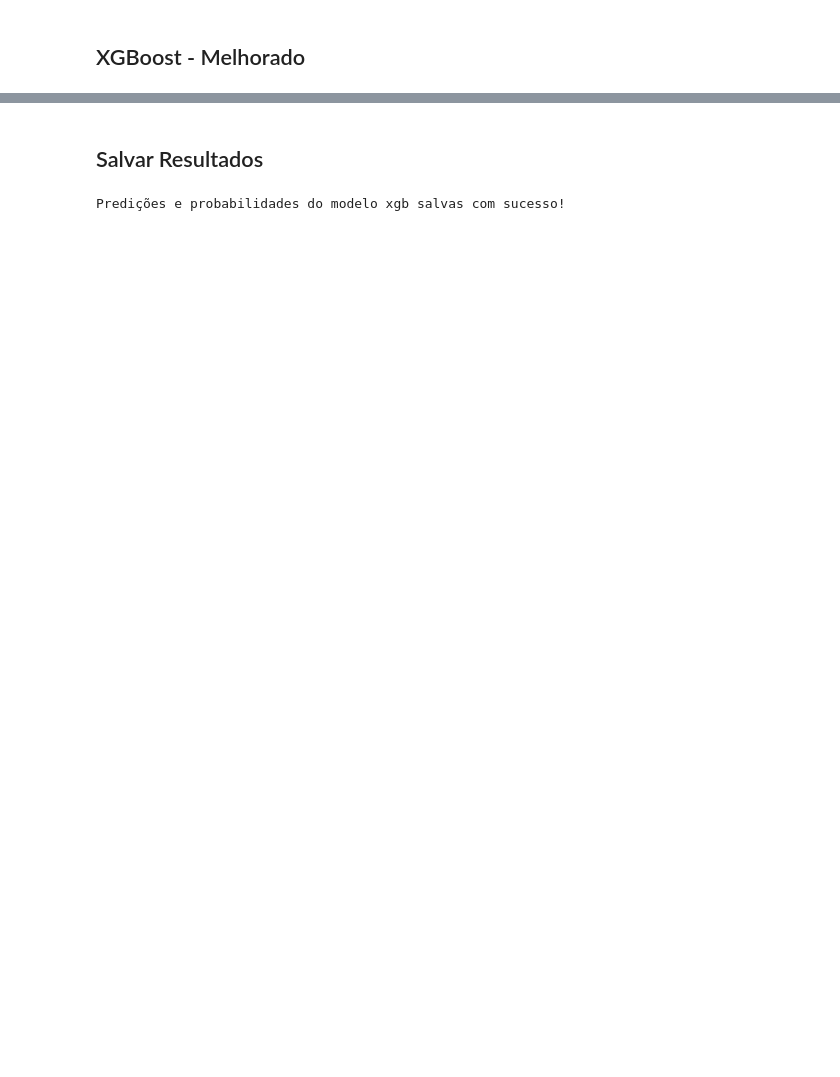
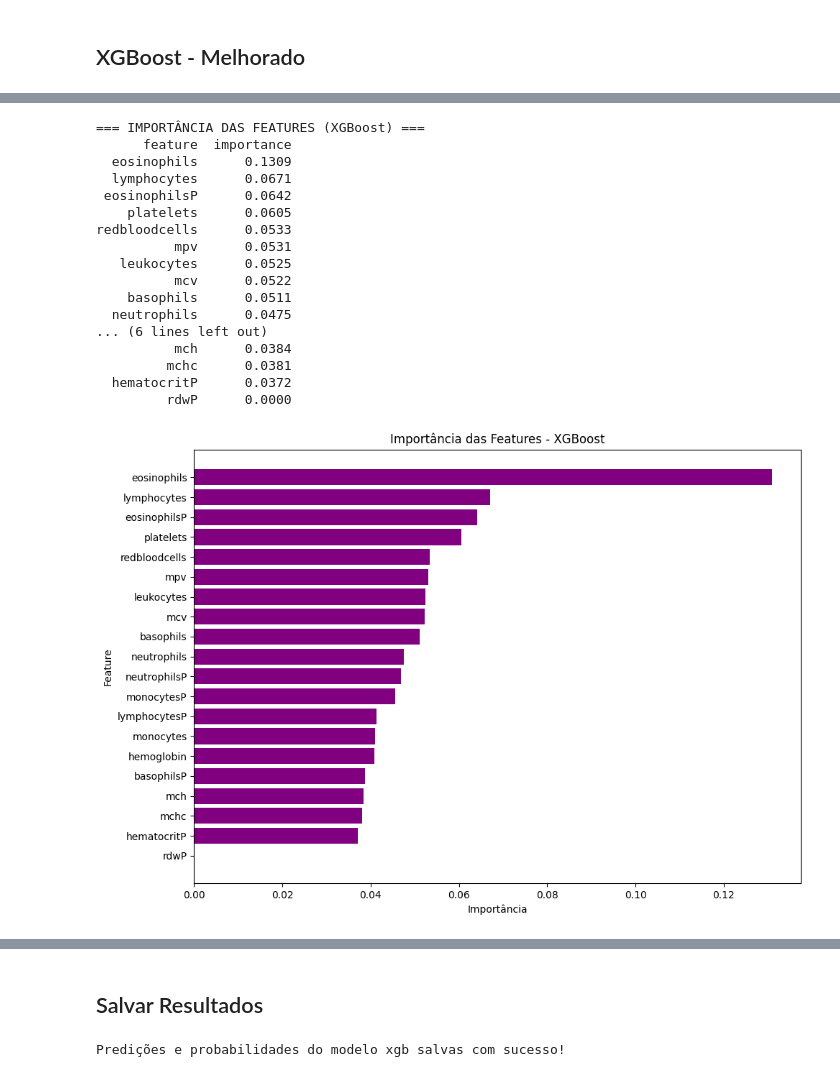
Before and after one commit to RenanCatini/cbc_covid19, a Jupyter notebook: notebooks/06_xgb.ipynb, the cells around one changed output, grey strips where cells are left out. Drawn from its saved outputs; the diff is of its cells as text; code cells hidden in the pictures; blank space fills up the shorter version.

```diff
--- a/notebooks/06_xgb.ipynb
+++ b/notebooks/06_xgb.ipynb
@@ -139,6 +139,46 @@ fig.show()
 
 fig = optuna.visualization.plot_optimization_history(study)
 fig.show()
+# %%
+import pandas as pd
+import matplotlib.pyplot as plt
+
+# Importância das features do XGBoost
+feature_importance = pd.DataFrame({
+    'feature': X_train.columns,
+    'importance': best_xgb.feature_importances_
+}).sort_values('importance', ascending=False)
+
+print('=== IMPORTÂNCIA DAS FEATURES (XGBoost) ===')
+print(feature_importance.round(4).to_string(index=False))
+
+plt.figure(figsize=(10, max(6, 0.35 * len(feature_importance))))
+plt.barh(feature_importance['feature'], feature_importance['importance'], color='purple')
+plt.title('Importância das Features - XGBoost')
+plt.xlabel('Importância')
+plt.ylabel('Feature')
+plt.gca().invert_yaxis()
+plt.tight_layout()
+plt.show()
+# %% [output]
+=== IMPORTÂNCIA DAS FEATURES (XGBoost) ===
+      feature  importance
+  eosinophils      0.1309
+  lymphocytes      0.0671
+ eosinophilsP      0.0642
+    platelets      0.0605
+redbloodcells      0.0533
+          mpv      0.0531
+   leukocytes      0.0525
+          mcv      0.0522
+    basophils      0.0511
+  neutrophils      0.0475
+... (6 lines left out)
+          mch      0.0384
+         mchc      0.0381
+  hematocritP      0.0372
+         rdwP      0.0000
+[figure, added]
 # %%
 # Fazendo as Previsões
 y_pred_best = best_xgb.predict(X_test)
```
Also changed, not shown: parts of 3 cells of this notebook, 11 other files.
